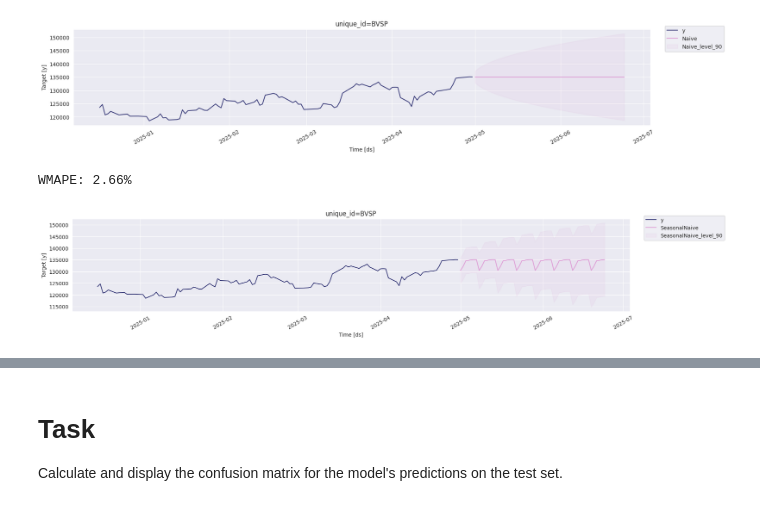
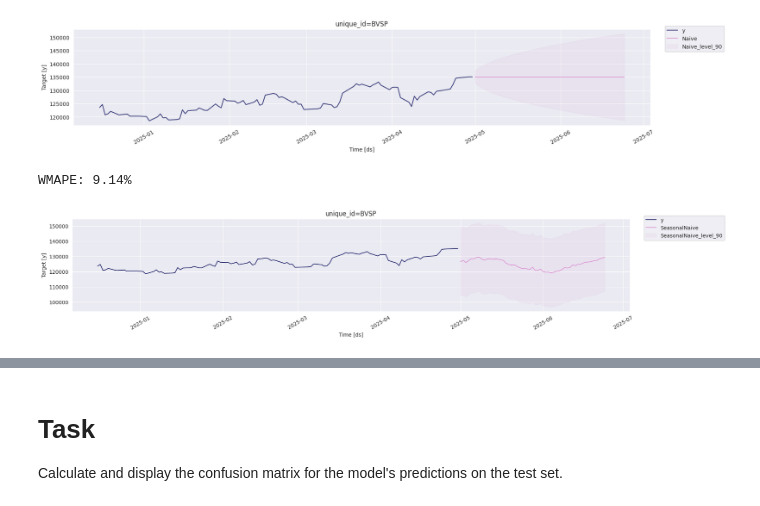
Before and after one commit to paulopetrillo/FIAP_TECH_CHALENGE_01, a Jupyter notebook: TECH_CHALENGE_01.ipynb, the cells around one changed output, grey strips where cells are left out. Saved outputs shown, nothing was run; the diff lists cells and outputs as text; code cells hidden in the pictures.

```diff
--- a/TECH_CHALENGE_01.ipynb
+++ b/TECH_CHALENGE_01.ipynb
@@ -559,10 +559,10 @@ df_statsforecast["MedMov5Dias"] = df_statsforecast["Ultimo"].rolling(window=5).m
 # df_statsforecast["MedMov30Dias"] = df_statsforecast["Ultimo"].rolling(window=30).mean
 
 # Cria coluna categorica com as classes "Up" e "Down" que identifica a direção do movimento diário.
-df_statsforecast['Daily_Direction'] = np.where(df_statsforecast['Ultimo'] > df_statsforecast['Abertura'], 'Up', 'Down')
+df_statsforecast['Daily_Direction'] = np.where(df_statsforecast['Ultimo'] > df_statsforecast['Abertura'], 1, 0)
 
 # Formatando base de dados para o padrão de series temporais
-df_statsforecast.drop(labels=['Abertura', 'Maxima', 'Minima', 'Volume','Data'], axis=1, inplace=True)
+df_statsforecast.drop(labels=['Maxima', 'Minima', 'Volume','Data'], axis=1, inplace=True)
 df_statsforecast.reset_index(inplace=True)
 df_statsforecast.rename(columns={'Data':'ds'
                                , 'Daily_Direction':'unique_id'
@@ -634,16 +635,15 @@ model.plot(treino, forecast_df, level=[90], unique_ids=['BVSP'], engine ='matplo
 WMAPE: 1.84%
 [figure]
 # %%
-model_s = StatsForecast(models=[SeasonalNaive(season_length=7)], freq='D', n_jobs=-1)
+model_s = StatsForecast(models=[SeasonalNaive(season_length=252)], freq='D', n_jobs=-1)
 model_s.fit(treino)
 
 forecast_dfs = model_s.predict(h=h, level=[90])
-# forecast_dfs = forecast_dfs.reset_index().merge(teste, on=['ds', 'unique_id'], how='left') # Moved merge after plotting
 
 wmape2 = wmape(teste['y'].values, forecast_dfs['SeasonalNaive'].values) # Calculate WMAPE using the actual test values
 print(f"WMAPE: {wmape2:.2%}")
 
 model_s.plot(treino, forecast_dfs, level=[90], unique_ids=['BVSP'],engine ='matplotlib', max_insample_length=90) # Plot using the forecast_dfs directly
 # %% [output]
-WMAPE: 2.66%
+WMAPE: 9.14%
-[figure, old version]
+[figure, new version]
```
Also changed, not shown: parts of 54 cells of this notebook.
